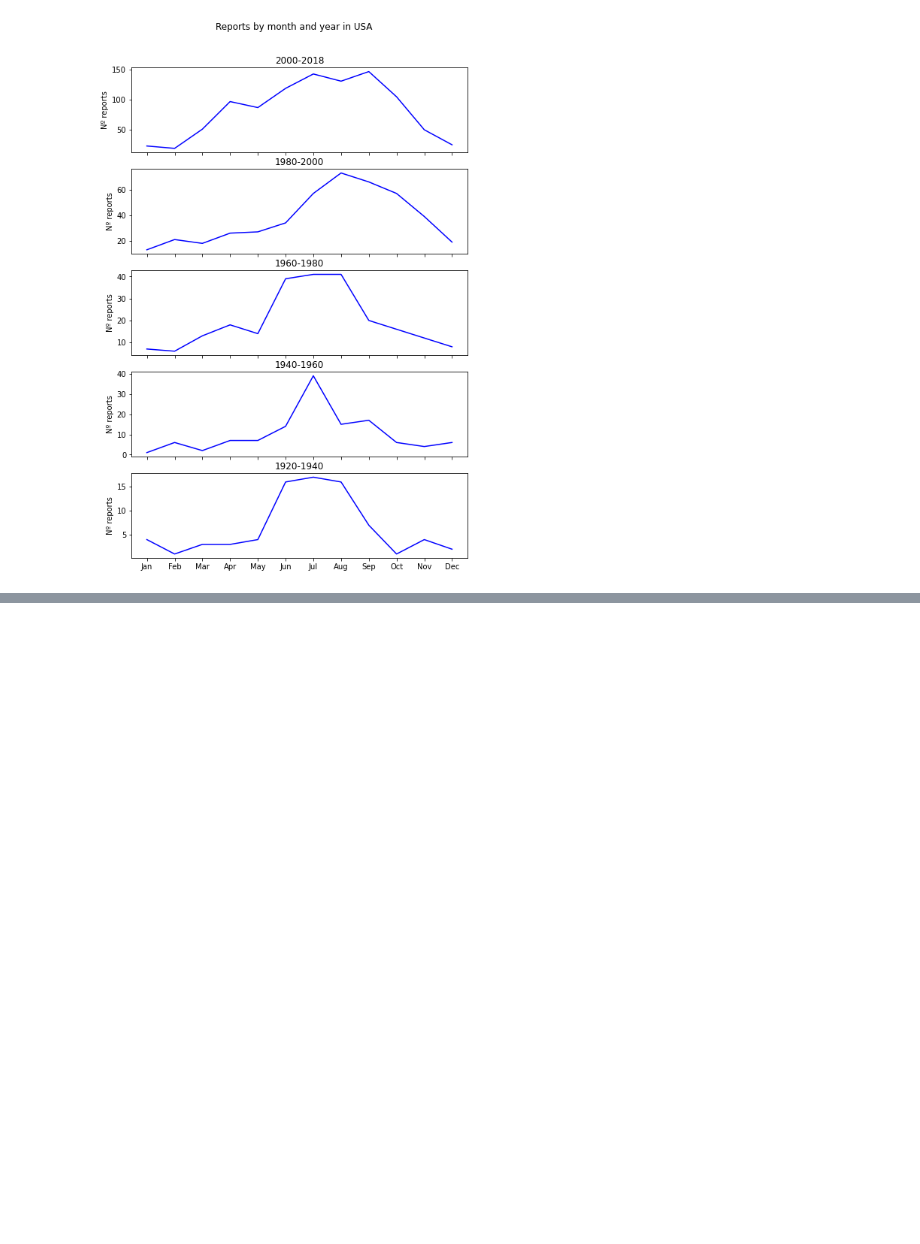
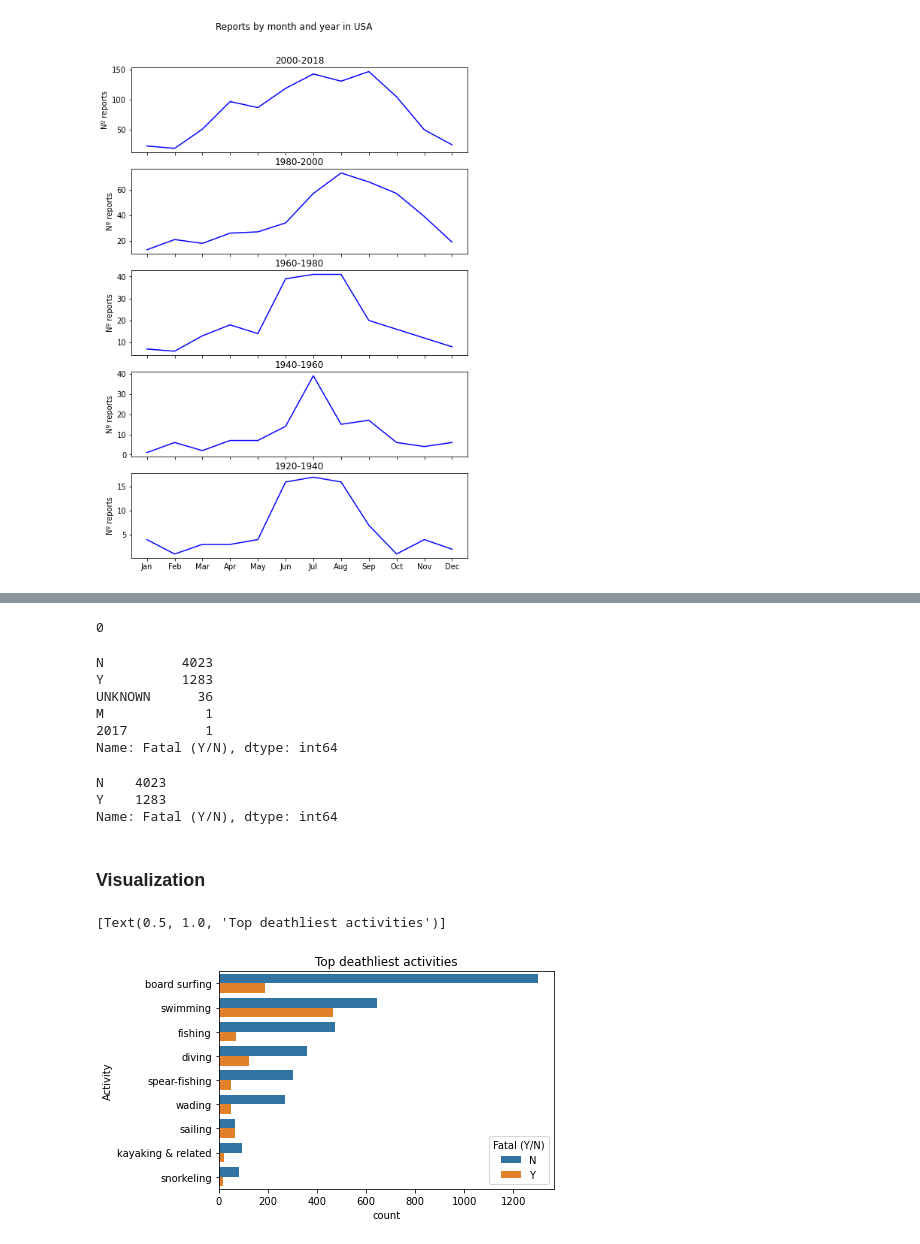
Before and after one commit to mplanasgit/project-1, a Jupyter notebook: my_project_analysis.ipynb, the cells around one changed output, grey strips where cells are left out. Cells and saved outputs as stored; diff of their text form; code cells hidden in the pictures; blank space fills up the shorter version.

```diff
--- a/my_project_analysis.ipynb
+++ b/my_project_analysis.ipynb
@@ -498 +634,11 @@ sharks_activity["Activity"] = sharks_activity["Activity"].str.replace(".*surf.*"
+# %%
+sharks_clean["Activity"] = sharks_clean["Activity"].str.replace(".*(surf).*|.*(board).*", "board surfing", regex = True)
+sharks_clean["Activity"] = sharks_clean["Activity"].str.replace(".*(kayak).*|.*(canoe).*|.*(rowing).*", "kayaking & related", regex = True)
+sharks_clean["Activity"] = sharks_clean["Activity"].str.replace(".*(diving).*", "diving", regex = True)
+sharks_clean["Activity"] = sharks_clean["Activity"].str.replace(".*(boat).*", "sailing", regex = True)
+sharks_clean["Activity"] = sharks_clean["Activity"].str.replace(".*(snorkel).*", "snorkeling", regex = True)
+sharks_clean["Activity"] = sharks_clean["Activity"].str.replace(".*(bathing).*|.*(swimming).*|.*(swim).*", "swimming", regex = True)
+sharks_clean["Activity"] = sharks_clean["Activity"].str.replace(".*(spearfishing).*", "spear-fishing", regex = True)
+sharks_clean["Activity"] = sharks_clean["Activity"].str.replace("[\w]+?(fishing).*|^(fishing).*|\s(fishing).*", "fishing", regex = True)
+sharks_clean["Activity"] = sharks_clean["Activity"].str.replace(".*(walking).*|.*(standing).*|.*(treading).*", "wading", regex = True)
 # %%
@@ -499,0 +674,34 @@ sharks_activity["Activity"].value_counts().head(50)
+# %%
+# Removing NaNs
+sharks_clean = sharks_clean[sharks_clean['Fatal (Y/N)'].notna()]
+sharks_clean["Fatal (Y/N)"].isna().sum()
+# %% [output]
+0
+# %%
+# Strip spaces and see if we need to remove manually
+sharks_clean["Fatal (Y/N)"] = sharks_clean["Fatal (Y/N)"].str.strip().str.upper()
+sharks_clean["Fatal (Y/N)"].value_counts() # Remove the 'y'
+# %% [output]
+N          4023
+Y          1283
+UNKNOWN      36
+M             1
+2017          1
+Name: Fatal (Y/N), dtype: int64
+# %%
+fatal_remove = (sharks_clean["Fatal (Y/N)"] == "M") | (sharks_clean["Fatal (Y/N)"] == "UNKNOWN") | (sharks_clean["Fatal (Y/N)"] == "2017")
+sharks_clean = sharks_clean.drop(sharks_clean[fatal_remove].index)
+# %%
+sharks_clean["Fatal (Y/N)"].value_counts()
+# %% [output]
+N    4023
+Y    1283
+Name: Fatal (Y/N), dtype: int64
+# %% [markdown]
+### Visualization
+# %%
+fig_activity = sns.countplot(y="Activity", data=sharks_clean, hue="Fatal (Y/N)", order=sharks_clean.Activity.value_counts().iloc[:9].index)
+fig_activity.set(title='Top deathliest activities')
+# %% [output]
+[Text(0.5, 1.0, 'Top deathliest activities')]
+[figure, added]
```
Also changed, not shown: parts of 57 cells of this notebook.
